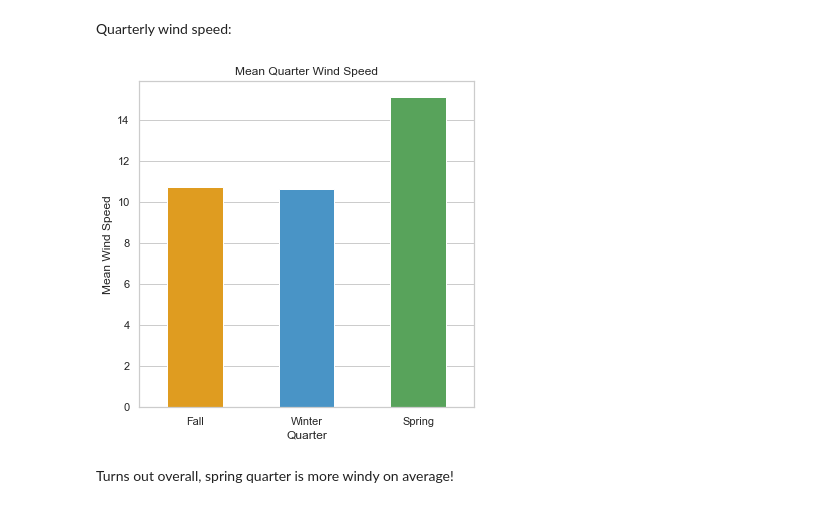
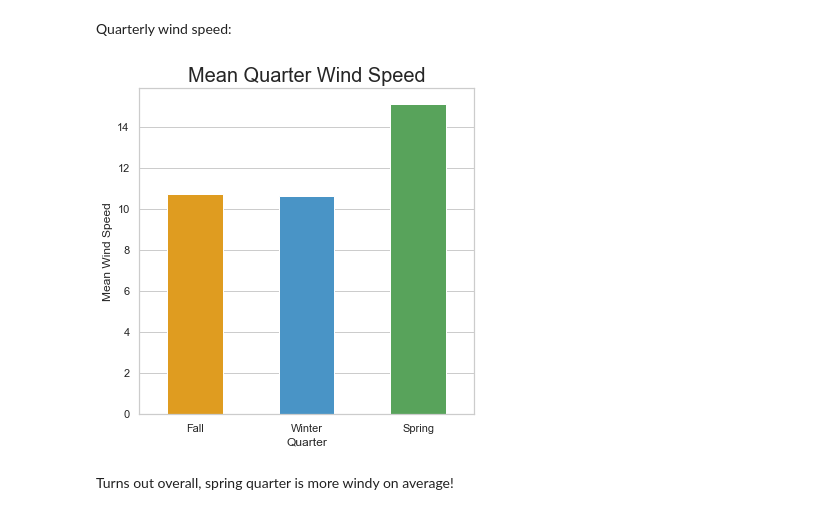
Before and after one commit to Aaron3963/108Test, a Jupyter notebook: FinalProject_Group088_FA23.ipynb, the cells around one changed output. Saved outputs shown, nothing was run; the diff lists cells and outputs as text; code cells hidden in the pictures.

```diff
--- a/FinalProject_Group088_FA23.ipynb
+++ b/FinalProject_Group088_FA23.ipynb
@@ -577,26 +577,26 @@ Quarterly wind speed:
 # %%
 quarterly_mean_wind_speed = weather_df.groupby('Quarter')['Wind_Speed'].mean()
 
 plt.figure(figsize=(6, 6))
 
 # Plot using Seaborn barplot
 sns.barplot(x=quarterly_mean_wind_speed.index,
             hue =  quarterly_mean_wind_speed.index,
             y=quarterly_mean_wind_speed,
             order=['Fall','Winter','Spring'],
             palette=['#FFA500', '#4CAF50', '#3498db'],
             width=0.5)
 
 # Set titles and labels
-plt.title('Mean Quarter Wind Speed')
+plt.title('Mean Quarter Wind Speed',fontsize=20)
 plt.xlabel('Quarter')
 plt.ylabel('Mean Wind Speed')
 
 # Rotate x-axis labels
 plt.xticks(rotation=0)
 plt.show()
 # %% [output]
-[figure, old version]
+[figure, new version]
 # %% [markdown]
 Turns out overall, spring quarter is more windy on average!
 # %% [markdown]
```
Also changed, not shown: parts of 16 cells of this notebook, 18 other files.
